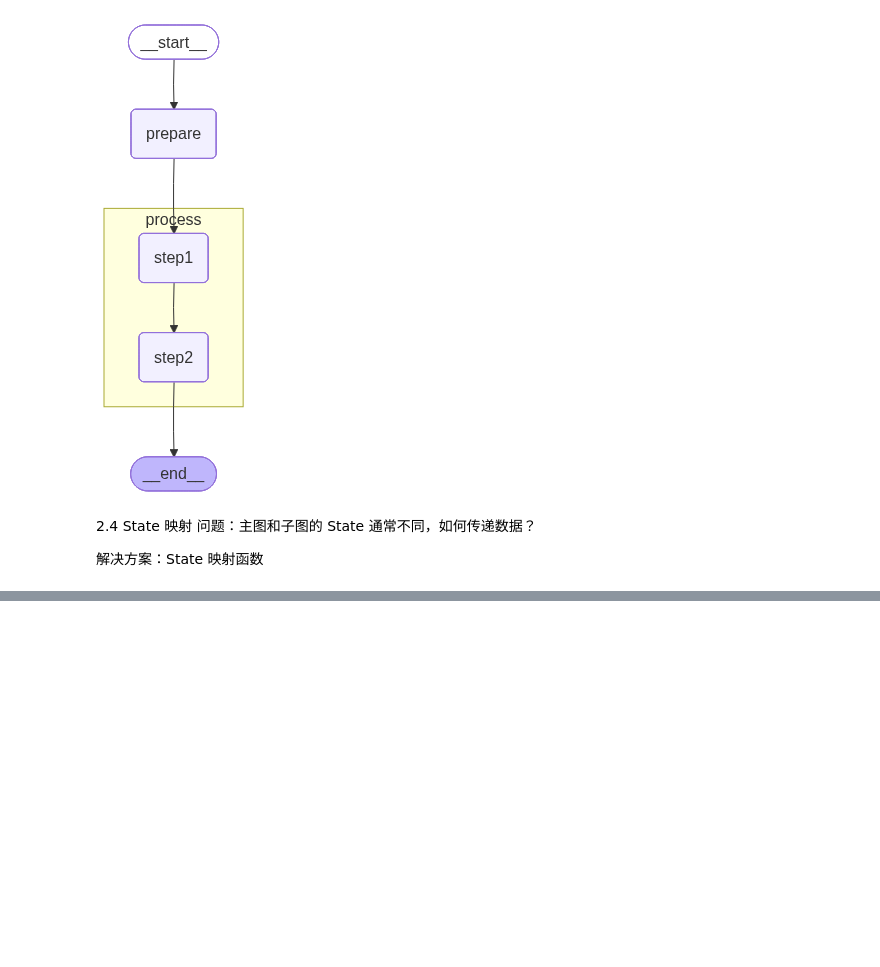
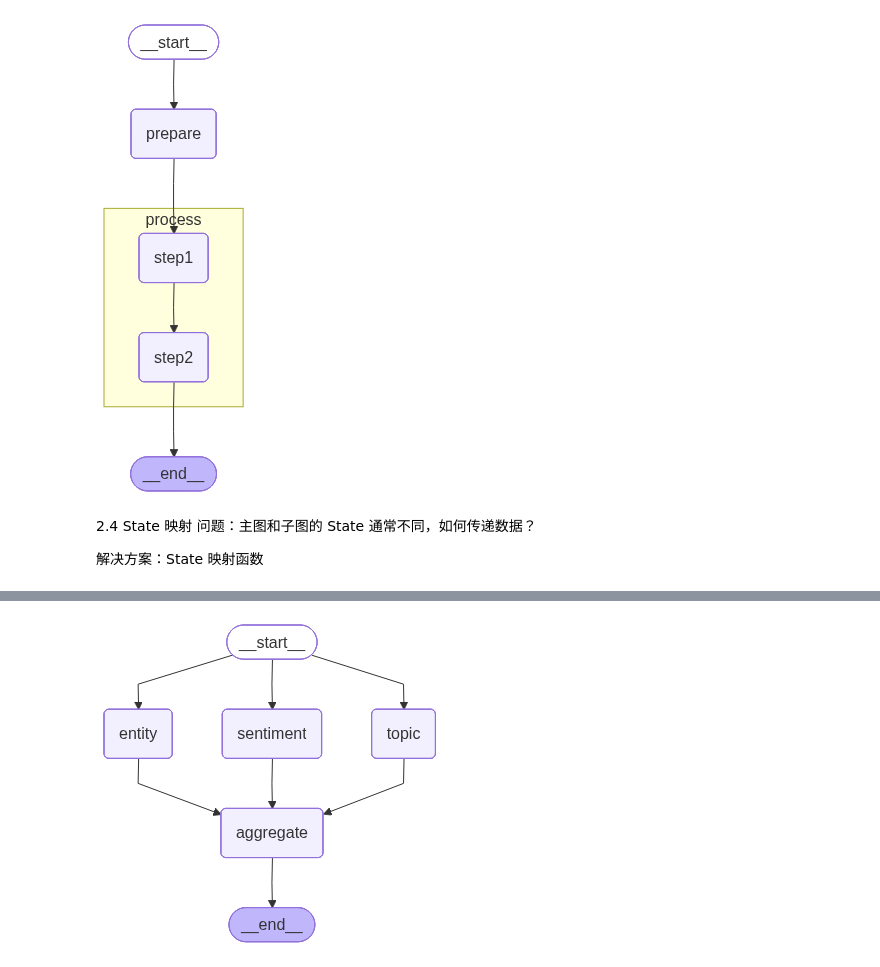
Before and after one commit to KevinXie0131/large_language_model_learning, a Jupyter notebook: langgraph/example_v_1.0.5/example4.1.ipynb, the cells around one changed output, grey strips where cells are left out. Cells and saved outputs as stored; diff of their text form; code cells hidden in the pictures; blank space fills up the shorter version.

```diff
--- a/langgraph/example_v_1.0.5/example4.1.ipynb
+++ b/langgraph/example_v_1.0.5/example4.1.ipynb
@@ -154,0 +269,68 @@ display_graph(main_app)
+# %%
+from operator import add
+
+class AnalysisState(TypedDict):
+    content: str
+    sentiment_analysis: str
+    topic_analysis: str
+    entity_analysis: str
+    all_analyses: Annotated[list, add]
+
+# 并行的 Agent
+def sentiment_agent(state: AnalysisState) -> dict:
+    """情感分析 Agent"""
+    result = "情感: 正面"
+    return {
+        "sentiment_analysis": result,
+        "all_analyses": [{"type": "sentiment", "result": result}]
+    }
+
+def topic_agent(state: AnalysisState) -> dict:
+    """主题分析 Agent"""
+    result = "主题: 技术"
+    return {
+        "topic_analysis": result,
+        "all_analyses": [{"type": "topic", "result": result}]
+    }
+
+def entity_agent(state: AnalysisState) -> dict:
+    """实体提取 Agent"""
+    result = "实体: 公司名、人名"
+    return {
+        "entity_analysis": result,
+        "all_analyses": [{"type": "entity", "result": result}]
+    }
+
+def aggregate_results(state: AnalysisState) -> dict:
+    """汇总结果"""
+    print("\n汇总所有分析结果: ")
+    for analysis in state["all_analyses"]:
+        print(f" - {analysis['type']}: {analysis['result']}")
+    return {}
+
+# 构建并行图
+parallel_graph = StateGraph(AnalysisState)
+
+# 添加并行节点
+parallel_graph.add_node("sentiment", sentiment_agent)
+parallel_graph.add_node("topic", topic_agent)
+parallel_graph.add_node("entity", entity_agent)
+parallel_graph.add_node("aggregate", aggregate_results)
+
+# 从 START 到所有分析节点 (并行)
+parallel_graph.add_edge(START, "sentiment")
+parallel_graph.add_edge(START, "topic")
+parallel_graph.add_edge(START, "entity")
+
+# 所有分析完成后汇总
+parallel_graph.add_edge("sentiment", "aggregate")
+parallel_graph.add_edge("topic", "aggregate")
+parallel_graph.add_edge("entity", "aggregate")
+
+parallel_graph.add_edge("aggregate", END)
+
+parallel_app = parallel_graph.compile()
+
+display_graph(parallel_app)
+# %% [output]
+[figure, added]
```
Also changed, not shown: parts of 4 cells of this notebook, 2 other files.
